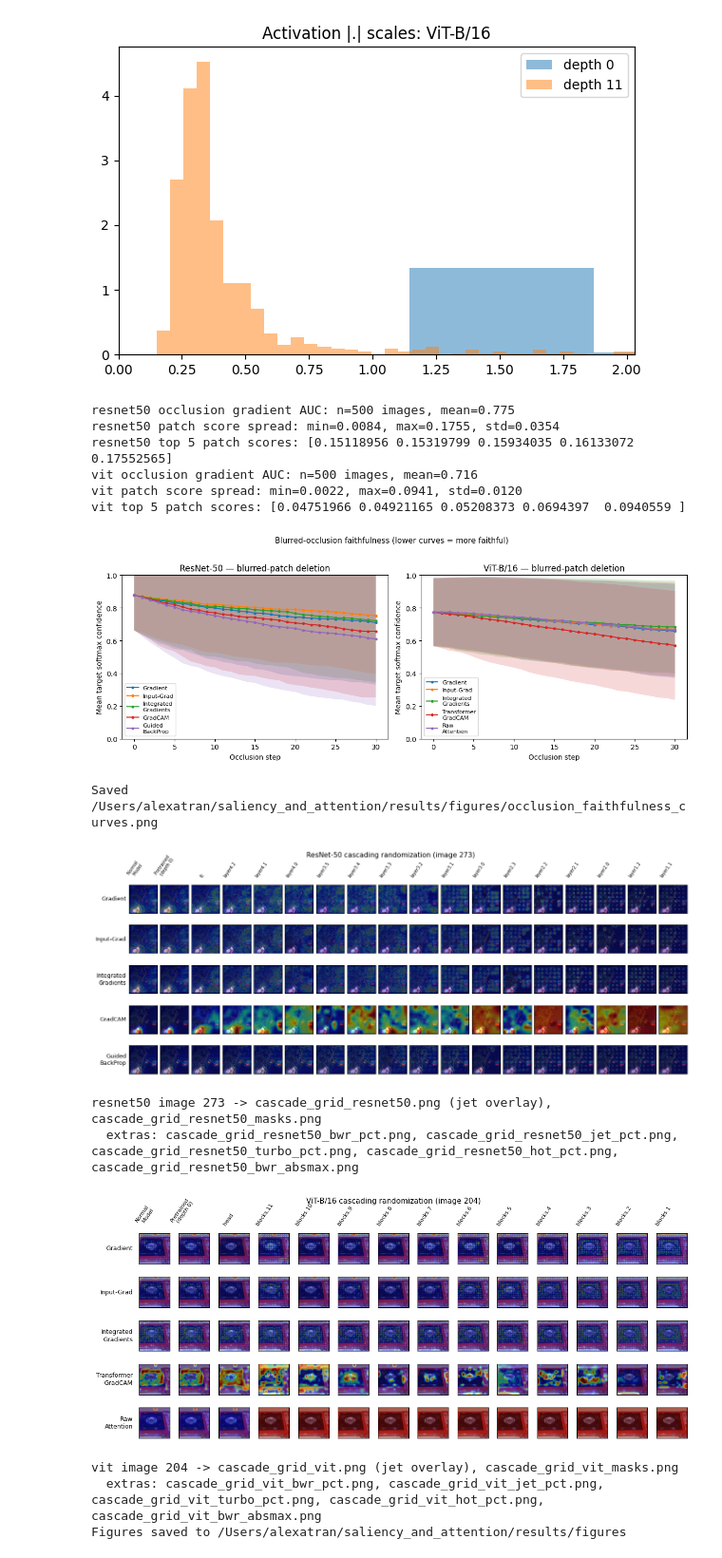
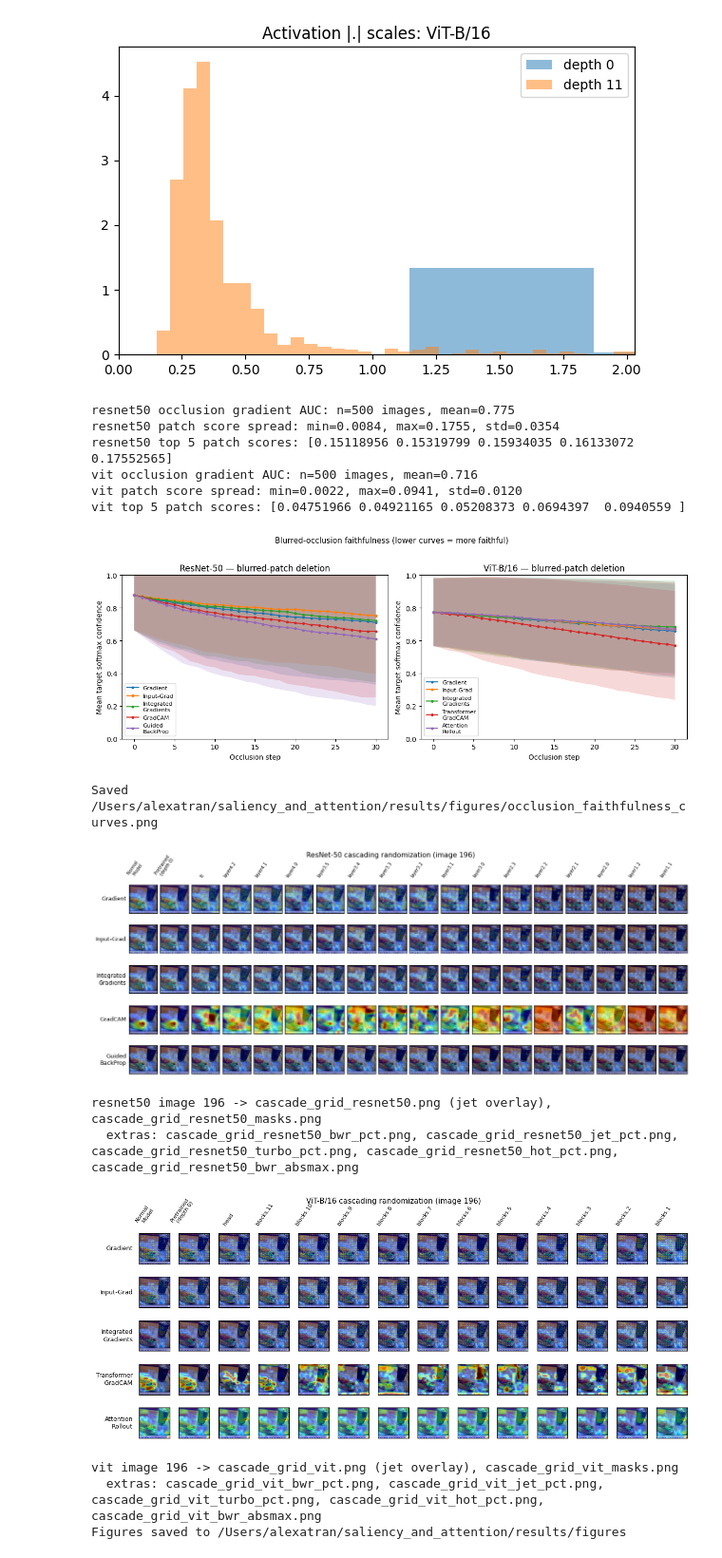
Before and after one commit to tranalexa/saliency_and_attention, a Jupyter notebook: notebooks/notebook_analysis.ipynb, the cells around one changed output. Shown at 95% size. Saved outputs shown, nothing was run; the diff lists cells and outputs as text; code cells hidden in the pictures.

Commit message:
attention rollout + nb changes

```diff
--- a/notebooks/notebook_analysis.ipynb
+++ b/notebooks/notebook_analysis.ipynb
@@ -18,9 +18,10 @@ SRC_ROOT = PROJECT_ROOT / "src"
 if str(SRC_ROOT) not in sys.path:
     sys.path.insert(0, str(SRC_ROOT))
 
+from experiment_utils import backfill_method_curve_stats, find_method_result_path
 from metrics_utils import compute_d_arch_auc, compute_sensitivity_ratio
 from viz_utils import (
-    add_attention_entropy_overlay,
+    add_attention_rollout_entropy_overlay,
     add_gradcam_unreliable_overlay,
     add_logit_corr_band,
     add_resnet_gradcam_target_marker,
@@ -43,7 +44,7 @@ CLASS_B_METHODS = {
 }
 CLASS_C_METHODS = {
     "resnet50": ["gbp"],
-    "vit": ["raw_attn"],
+    "vit": ["attention_rollout"],
 }
 ARCHS = {
     "resnet50": {"title": "ResNet-50"},
@@ -53,6 +54,8 @@ for arch in ARCHS:
     ARCHS[arch]["methods"] = (
         CLASS_A_METHODS + CLASS_B_METHODS[arch] + CLASS_C_METHODS[arch]
     )
+    for method in ARCHS[arch]["methods"]:
+        backfill_method_curve_stats(RESULTS_ROOT / arch, arch, method)
 
 MECH_ARCH_TAGS = [
     ("resnet", "ResNet-50"),
@@ -461,7 +469,7 @@ resnet50 top 5 patch scores: [0.15118956 0.15319799 0.15934035 0.16133072 0.1755
 vit occlusion gradient AUC: n=500 images, mean=0.716
 vit patch score spread: min=0.0022, max=0.0941, std=0.0120
 vit top 5 patch scores: [0.04751966 0.04921165 0.05208373 0.0694397  0.0940559 ]
-[figure, old version]
+[figure, new version]
 Saved /Users/alexatran/saliency_and_attention/results/figures/occlusion_faithfulness_curves.png
 # %%
 
@@ -522,39 +530,39 @@ for arch, cfg in ARCHS.items():
             **preset,
         )
         saved_extra.append(out.name)
     print(
         "%s image %d -> cascade_grid_%s.png (jet overlay), cascade_grid_%s_masks.png"
         % (arch, img_idx, arch, arch)
     )
     if saved_extra:
         print("  extras:", ", ".join(saved_extra))
 
 # Optional per-method vertical strips for slides
 for arch, method, title in [
     ("resnet50", "gbp", "ResNet-50 GBP"),
     ("resnet50", "input_grad", "ResNet-50 Input-Grad"),
     ("resnet50", "ig", "ResNet-50 IG"),
     ("vit", "ig", "ViT IG"),
     ("vit", "transformer_gradcam", "ViT Transformer GradCAM"),
-    ("vit", "raw_attn", "ViT raw attention"),
+    ("vit", "attention_rollout", "ViT attention rollout"),
 ]:
     plot_cascading_grid(
         RESULTS_ROOT / arch / "qual_bundle.npz",
         method,
         out_path=FIGURES_DIR / ("cascade_%s_%s.png" % (arch, method)),
         title=title,
         arch=arch,
         overlay=True,
         show=False,
     )
 
 print("Figures saved to", FIGURES_DIR)
 # %% [output]
-[figure, old version]
+[figure, new version]
-resnet50 image 273 -> cascade_grid_resnet50.png (jet overlay), cascade_grid_resnet50_masks.png
+resnet50 image 196 -> cascade_grid_resnet50.png (jet overlay), cascade_grid_resnet50_masks.png
   extras: cascade_grid_resnet50_bwr_pct.png, cascade_grid_resnet50_jet_pct.png, cascade_grid_resnet50_turbo_pct.png, cascade_grid_resnet50_hot_pct.png, cascade_grid_resnet50_bwr_absmax.png
-[figure, old version]
+[figure, new version]
-vit image 204 -> cascade_grid_vit.png (jet overlay), cascade_grid_vit_masks.png
+vit image 196 -> cascade_grid_vit.png (jet overlay), cascade_grid_vit_masks.png
   extras: cascade_grid_vit_bwr_pct.png, cascade_grid_vit_jet_pct.png, cascade_grid_vit_turbo_pct.png, cascade_grid_vit_hot_pct.png, cascade_grid_vit_bwr_absmax.png
 Figures saved to /Users/alexatran/saliency_and_attention/results/figures
 # %%
```
Also changed, not shown: parts of 5 cells of this notebook, 6 other files.
